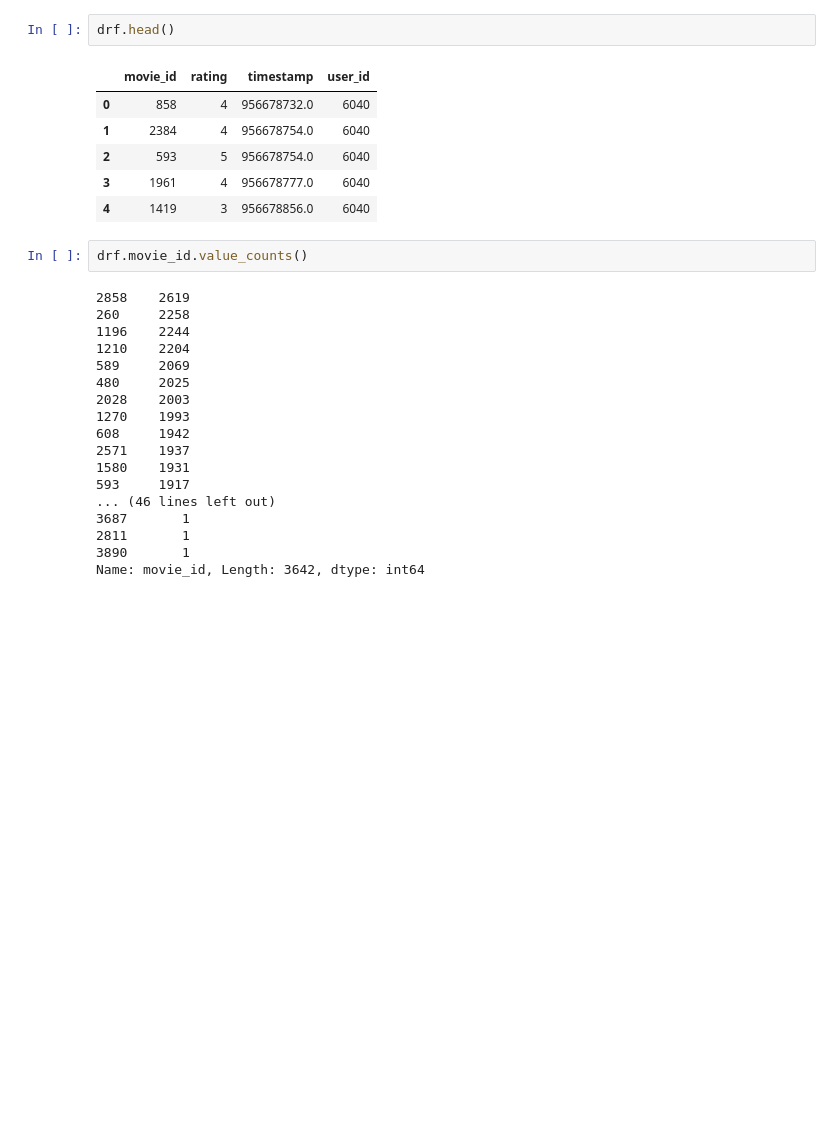
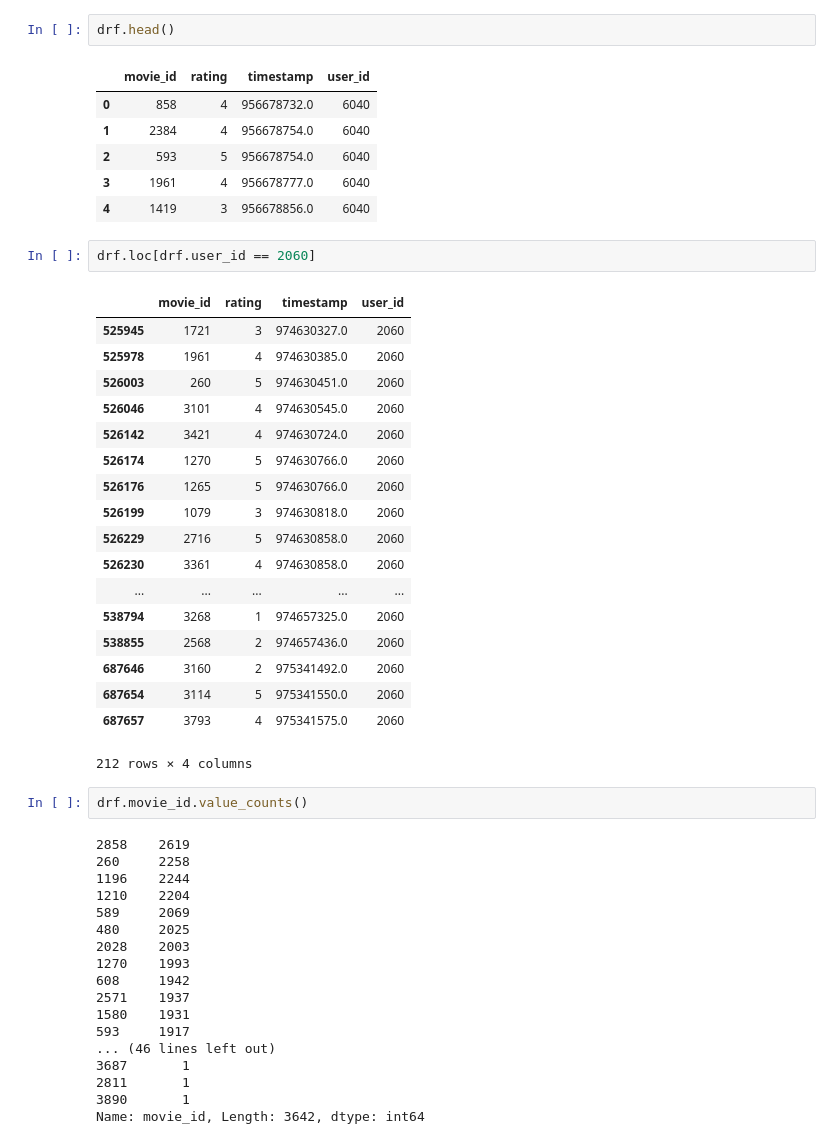
Before and after one commit to tsgreenwood-flatiron-data-science/recommendation-case-study, a Jupyter notebook: tara_eda.ipynb, the cells around one changed output. Saved outputs shown, nothing was run; the diff lists cells and outputs as text; blank space fills up the shorter version.

```diff
--- a/tara_eda.ipynb
+++ b/tara_eda.ipynb
@@ -67,6 +67,27 @@ drf.head()
 | 2 | 593 | 5 | 956678754.0 | 6040 |
 | 3 | 1961 | 4 | 956678777.0 | 6040 |
 | 4 | 1419 | 3 | 956678856.0 | 6040 |
+# %%
+drf.loc[drf.user_id == 2060]
+# %% [output]
+|  | movie_id | rating | timestamp | user_id |
+| 525945 | 1721 | 3 | 974630327.0 | 2060 |
+| 525978 | 1961 | 4 | 974630385.0 | 2060 |
+| 526003 | 260 | 5 | 974630451.0 | 2060 |
+| 526046 | 3101 | 4 | 974630545.0 | 2060 |
+| 526142 | 3421 | 4 | 974630724.0 | 2060 |
+| 526174 | 1270 | 5 | 974630766.0 | 2060 |
+| 526176 | 1265 | 5 | 974630766.0 | 2060 |
+| 526199 | 1079 | 3 | 974630818.0 | 2060 |
+| 526229 | 2716 | 5 | 974630858.0 | 2060 |
+| 526230 | 3361 | 4 | 974630858.0 | 2060 |
+| ... | ... | ... | ... | ... |
+| 538794 | 3268 | 1 | 974657325.0 | 2060 |
+| 538855 | 2568 | 2 | 974657436.0 | 2060 |
+| 687646 | 3160 | 2 | 975341492.0 | 2060 |
+| 687654 | 3114 | 5 | 975341550.0 | 2060 |
+| 687657 | 3793 | 4 | 975341575.0 | 2060 |
+212 rows × 4 columns
 # %%
 drf.movie_id.value_counts()
 # %% [output]
```
Also changed, not shown: parts of 41 cells of this notebook, 1 other file.
